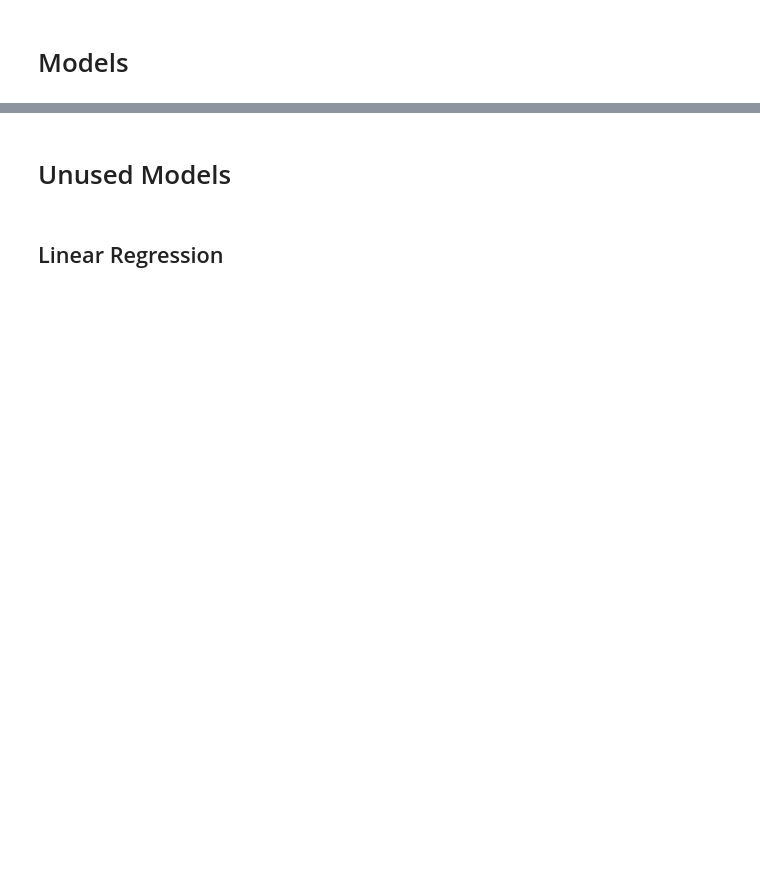
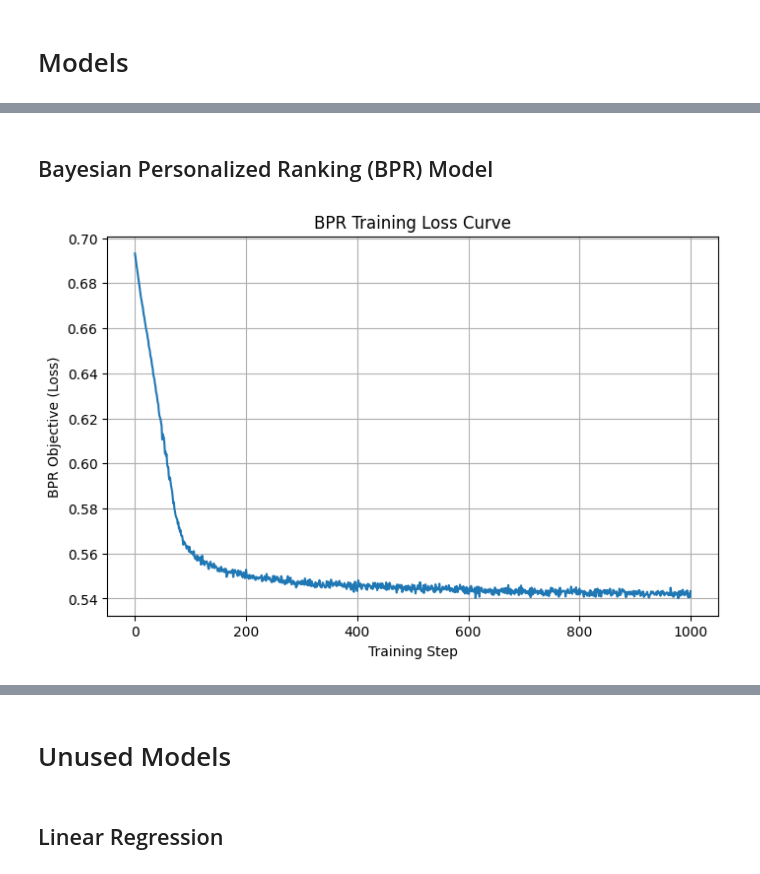
Before and after one commit to asaladi/CSE158_Assignment2, a Jupyter notebook: workbook.ipynb, the cells around one changed output, grey strips where cells are left out. Drawn from its saved outputs; the diff is of its cells as text; code cells hidden in the pictures; blank space fills up the shorter version.

```diff
--- a/workbook.ipynb
+++ b/workbook.ipynb
@@ -341,7 +363,2 @@ BASELINE_REC_FNAME = "baseline_recommendation_per_user.json"
 # %% [markdown]
 ## The Pre-processing of the data
-# %%
-# Loading the data
-# reviews = load_to_dict(REVIEW_DATA_FNAME)[:100000]
-# metadata = load_to_dict(METADATA_DATA_FNAME)
-reviews = reviews[:100000]
@@ -858,0 +568,30 @@ save_likes(HIDDEN_LIKES_BPR_DATA_FNAME, users_hidden_likes)
+# %%
+# Train the iterative update model
+start_time = time.time()
+
+# Prepare training data using item indices
+ratingsTrain = []
+ratingsPerUser = defaultdict(list)
+ratingsPerLocation = defaultdict(list)
+
+for _, row in train_df.iterrows():
+    u = int(row["user_idx"])
+    i = int(row["item_idx"])
+    r = float(row["rating"])
+
+    ratingsTrain.append((u, i, r))
+    ratingsPerUser[u].append((i, r))
+    ratingsPerLocation[i].append((u, r))
+
+# Initialize parameters
+trainRatings = [r for _, _, r in ratingsTrain]
+betaU = {u: 0 for u in ratingsPerUser}
+betaLoc = {i: 0 for i in ratingsPerLocation}
+alpha = getGlobalAverage(trainRatings)
+
+# Train the model using iterative updates
+alpha, betaU, betaLoc = iterativeUpdateModel(ratingsTrain, ratingsPerUser, ratingsPerLocation, alpha, betaU, betaLoc)
+
+# Record training time
+end_time = time.time()
+train_time["ITER_UPDATE"] = end_time - start_time
@@ -858,0 +638,2 @@ save_likes(HIDDEN_LIKES_BPR_DATA_FNAME, users_hidden_likes)
+# %% [markdown]
+## Bayesian Personalized Ranking (BPR) Model
@@ -858,0 +789,12 @@ save_likes(HIDDEN_LIKES_BPR_DATA_FNAME, users_hidden_likes)
+# %%
+# Plot BPR training loss curve
+plt.figure(figsize=(8,5))
+plt.plot(loss_history)
+plt.xlabel("Training Step")
+plt.ylabel("BPR Objective (Loss)")
+plt.title("BPR Training Loss Curve")
+plt.grid(True)
+plt.savefig("bpr_loss.png")
+plt.show()
+# %% [output]
+[figure, added]
```
Also changed, not shown: parts of 62 cells of this notebook, 2 other files.
